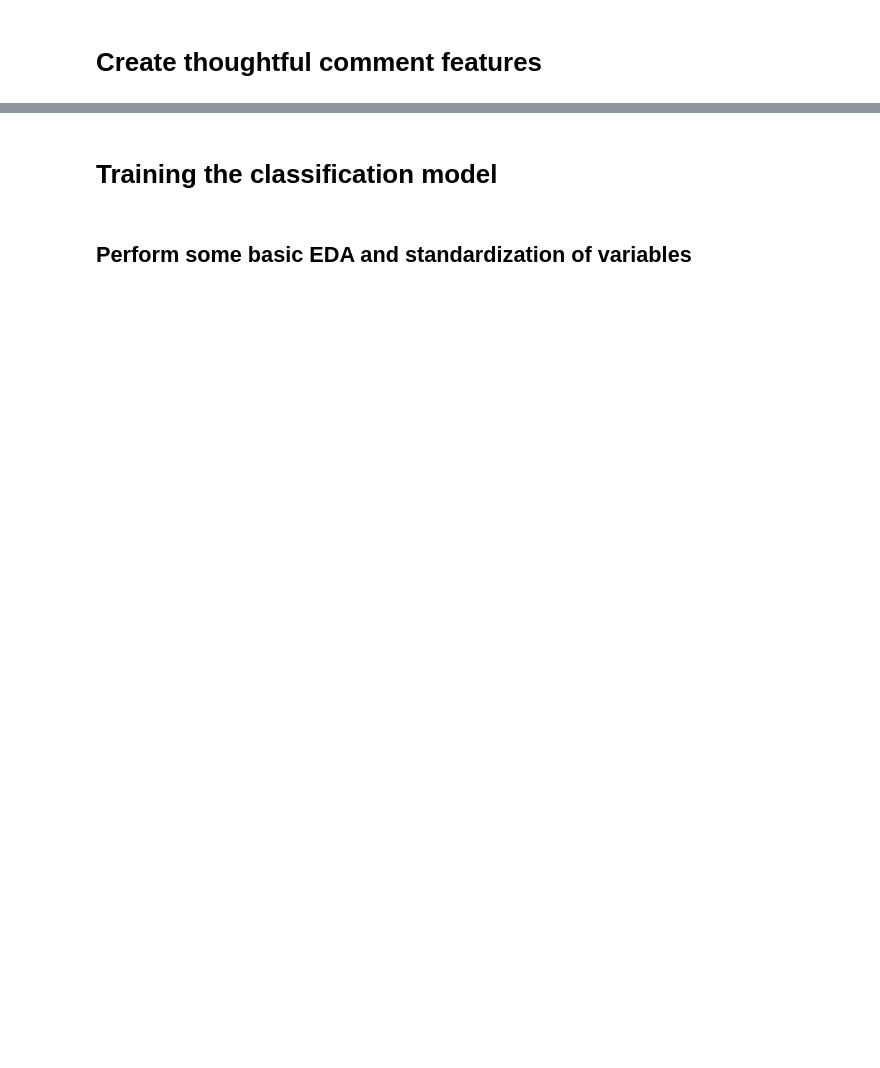
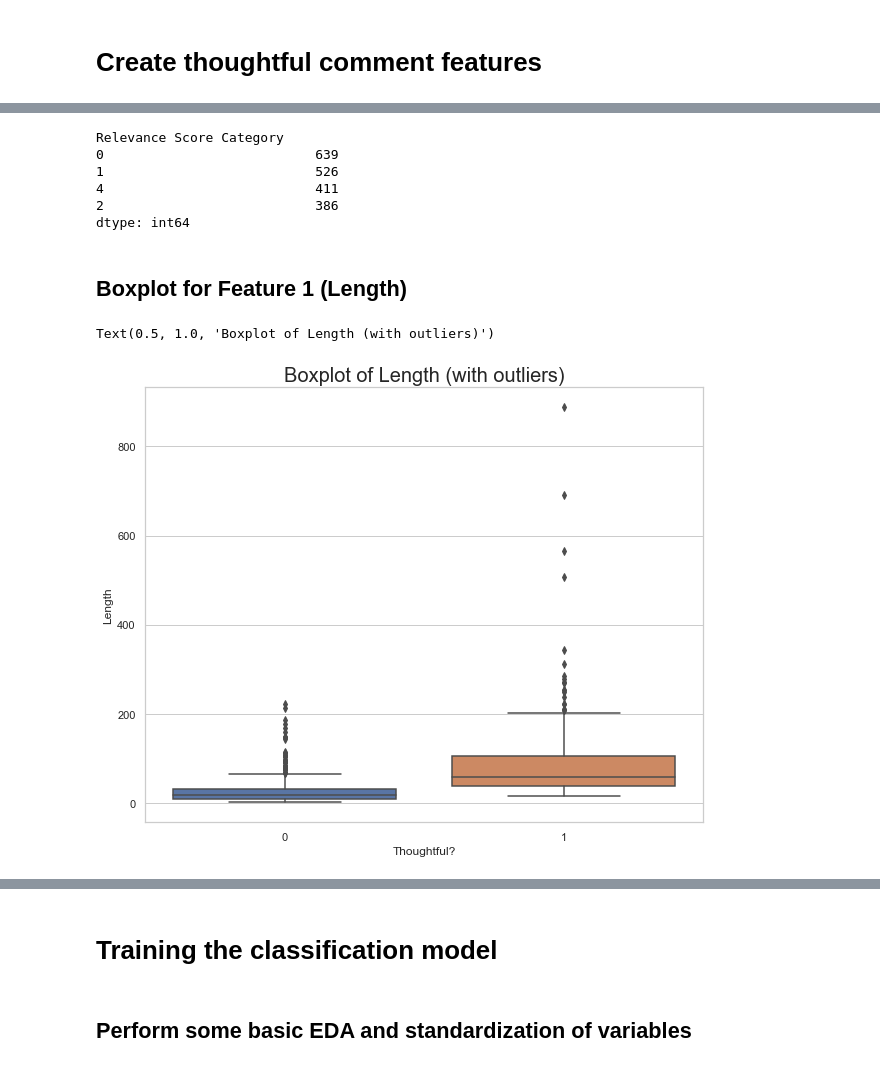
Before and after one commit to CJianYu98/Covid-19-Singapore-Analysis, a Jupyter notebook: Data Preparation/Thoughtful Comments Model/thoughtful_comment_model.ipynb, the cells around one changed output, grey strips where cells are left out. Cells and saved outputs as stored; diff of their text form; code cells hidden in the pictures; blank space fills up the shorter version.

```diff
--- a/Data Preparation/Thoughtful Comments Model/thoughtful_comment_model.ipynb
+++ b/Data Preparation/Thoughtful Comments Model/thoughtful_comment_model.ipynb
@@ -97,0 +123,3 @@ df_final.to_csv(f'{path_parent}/Data/Thoughtful Comments/thoughtful_comments_fin
+# %%
+path_parent = os.path.dirname(os.path.dirname(os.getcwd()))
+df = pd.read_csv(f'{path_parent}/Data/Thoughtful Comments/thoughtful_comments_final.csv')
@@ -97,0 +148,19 @@ df_final.to_csv(f'{path_parent}/Data/Thoughtful Comments/thoughtful_comments_fin
+# %%
+df[['Relevance Score Category']].value_counts()
+# %% [output]
+Relevance Score Category
+0                           639
+1                           526
+4                           411
+2                           386
+dtype: int64
+# %% [markdown]
+## Boxplot for Feature 1 (Length)
+# %%
+sns.set_theme(style='whitegrid')
+fig, ax = plt.subplots()
+fig.set_size_inches(10, 8)
+sns.boxplot(data=df, y='Length', x='Thoughtful?', ax=ax).set_title('Boxplot of Length (with outliers)', fontsize=20)
+# %% [output]
+Text(0.5, 1.0, 'Boxplot of Length (with outliers)')
+[figure, added]
```
Also changed, not shown: parts of 37 cells of this notebook, 3 other files.
